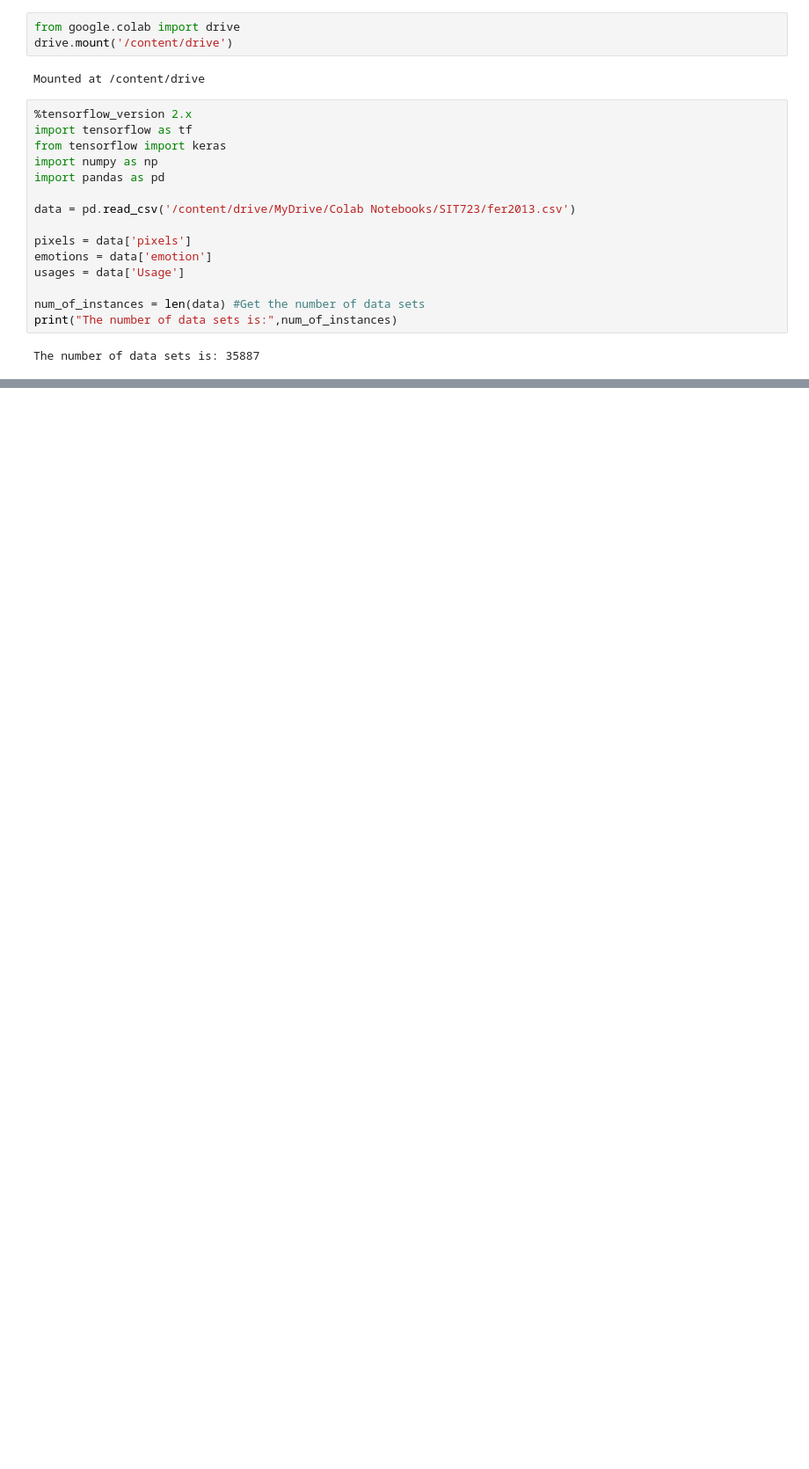
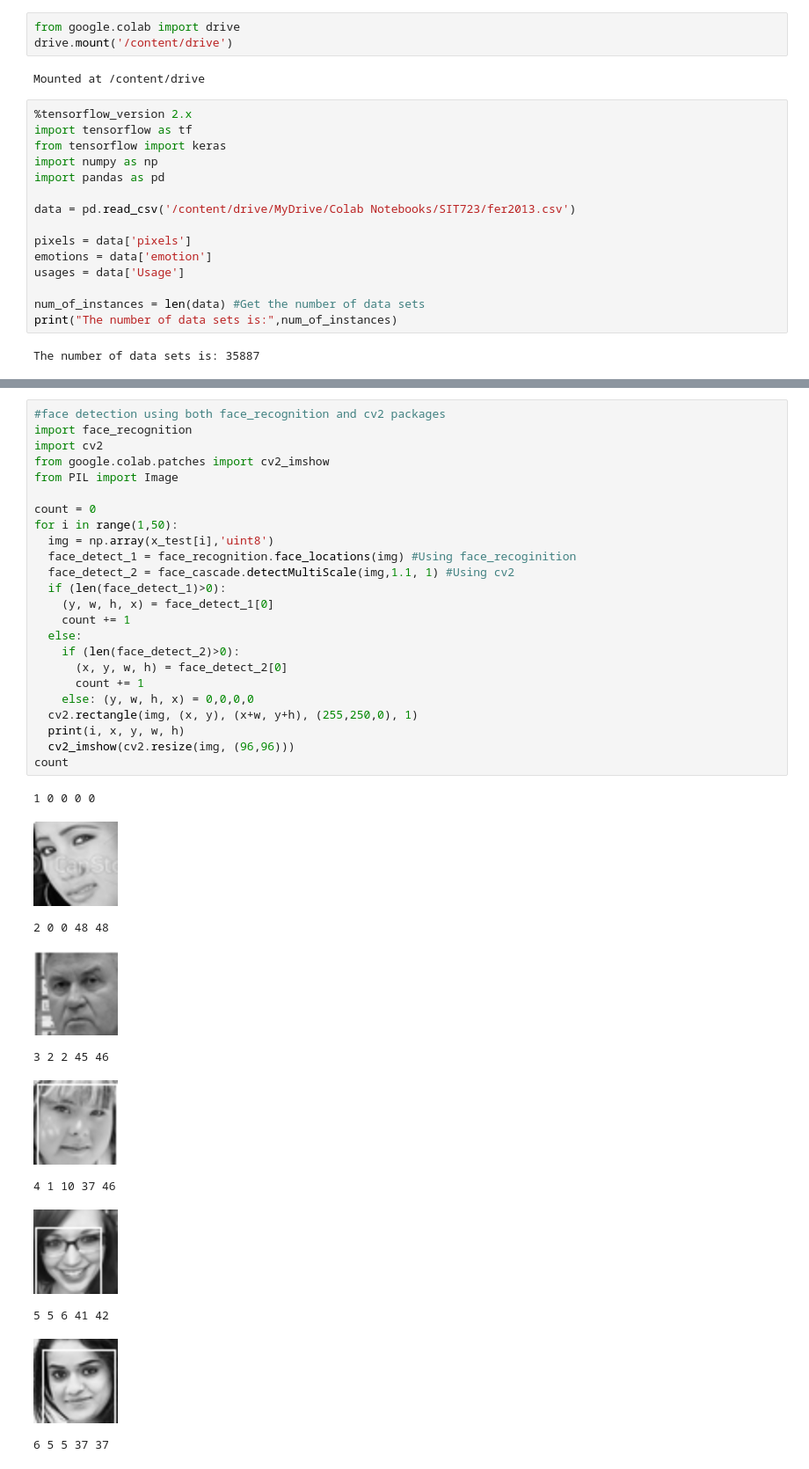
Before and after one commit to Tithra/Computer-Vision-DNN, a Jupyter notebook: FaceRecognition.ipynb, the cells around one changed output, grey strips where cells are left out. Shown at 88% size. Saved outputs shown, nothing was run; the diff lists cells and outputs as text; blank space fills up the shorter version.

```diff
--- a/FaceRecognition.ipynb
+++ b/FaceRecognition.ipynb
@@ -258,0 +302,36 @@ KeyboardInterrupt: ignored
+# %%
+#face detection using both face_recognition and cv2 packages
+import face_recognition
+import cv2
+from google.colab.patches import cv2_imshow
+from PIL import Image
+
+count = 0
+for i in range(1,50):
+  img = np.array(x_test[i],'uint8')
+  face_detect_1 = face_recognition.face_locations(img) #Using face_recoginition
+  face_detect_2 = face_cascade.detectMultiScale(img,1.1, 1) #Using cv2
+  if (len(face_detect_1)>0):
+    (y, w, h, x) = face_detect_1[0]
+    count += 1
+  else:
+    if (len(face_detect_2)>0):
+      (x, y, w, h) = face_detect_2[0]
+      count += 1
+    else: (y, w, h, x) = 0,0,0,0
+  cv2.rectangle(img, (x, y), (x+w, y+h), (255,250,0), 1)
+  print(i, x, y, w, h)
+  cv2_imshow(cv2.resize(img, (96,96)))
+count
+# %% [output]
+1 0 0 0 0
+[figure, added]
+2 0 0 48 48
+[figure, added]
+3 2 2 45 46
+[figure, added]
+4 1 10 37 46
+[figure, added]
+5 5 6 41 42
+[figure, added]
+6 5 5 37 37
```
Also changed, not shown: parts of 7 cells of this notebook.
